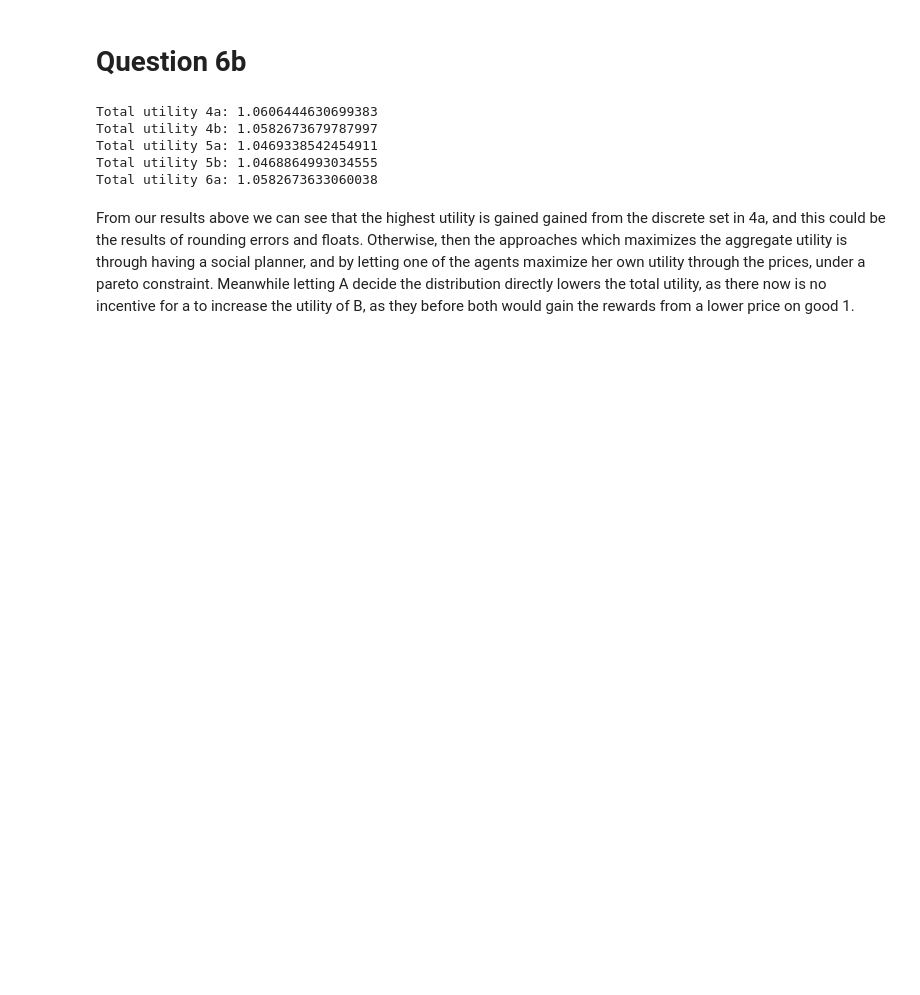
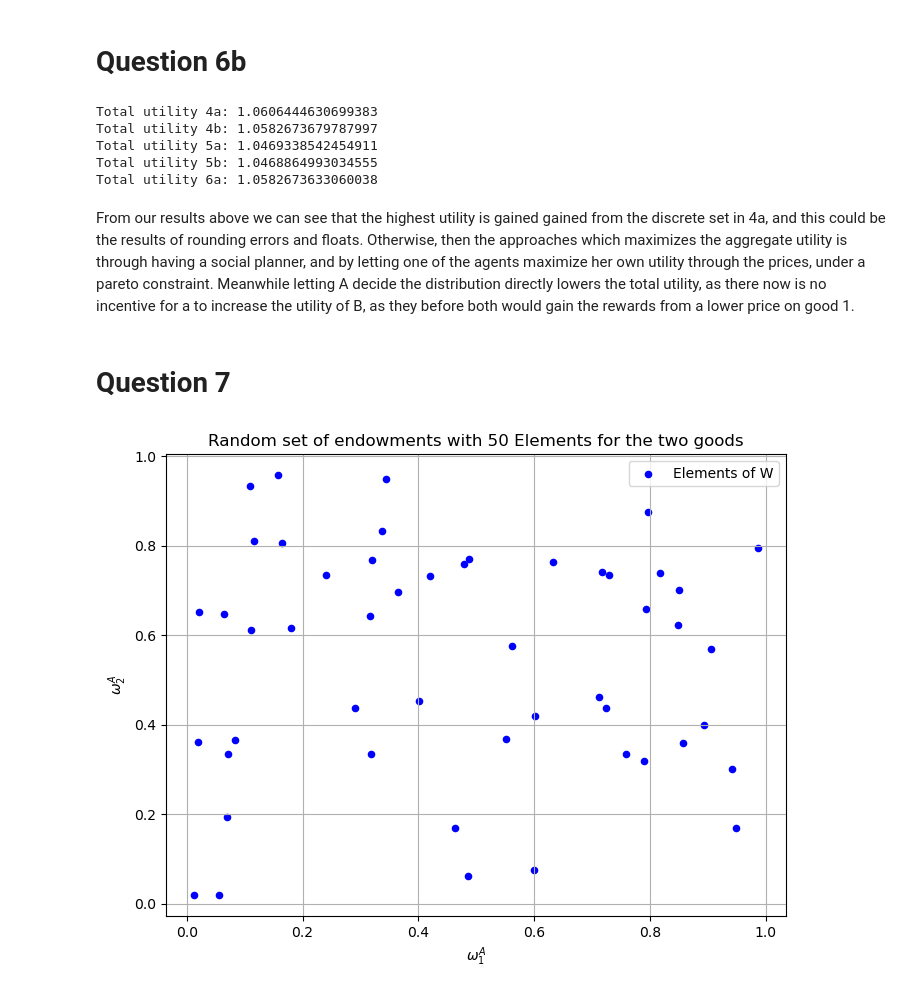
Before and after one commit to NumEconCopenhagen/projects-2024-econ-jyderne, a Jupyter notebook: inauguralproject/inauguralproject.ipynb, the cells around one changed output. Cells and saved outputs as stored; diff of their text form; code cells hidden in the pictures; blank space fills up the shorter version.

```diff
--- a/inauguralproject/inauguralproject.ipynb
+++ b/inauguralproject/inauguralproject.ipynb
@@ -380,3 +375,35 @@ Total utility 6a: 1.0582673633060038
 From our results above we can see that the highest utility is gained gained from the discrete set in 4a, and this could be the results of rounding errors and floats.
 Otherwise, then the approaches which maximizes the aggregate utility is through having a social planner, and by letting one of the agents maximize her own utility through the prices, under a pareto constraint.
 Meanwhile letting A decide the distribution directly lowers the total utility, as there now is no incentive for a to increase the utility of B, as they before both would gain the rewards from a lower price on good 1.
+# %% [markdown]
+# Question 7
+# %%
+import numpy as np
+import matplotlib.pyplot as plt
+
+def draw_set_W(n=50):
+
+    # Set the random seed for reproducibility
+    np.random.seed(11)
+
+    # Generate n random values for ω1A and ω2A from a uniform distribution over [0, 1]
+    omega_1A = np.random.uniform(0, 1, n)
+    omega_2A = np.random.uniform(0, 1, n)
+
+    # Zip the two arrays together to form n tuples (ω1A, ω2A)
+    W = list(zip(omega_1A, omega_2A))
+
+    # Plotting the elements of set W
+    plt.figure(figsize=(8, 6))
+    plt.scatter(*zip(*W), c='blue', marker='o', s=20, label='Elements of W')
+    plt.title('Random set of endowments with {} Elements for the two goods'.format(n))
+    plt.xlabel('$\omega_1^A$')
+    plt.ylabel('$\omega_2^A$')
+    plt.grid(True)
+    plt.legend()
+    plt.show()
+
+# Call the function to generate and plot the set W
+draw_set_W(n=50)
+# %% [output]
+[figure, added]
```
Also changed, not shown: parts of 3 cells of this notebook.
